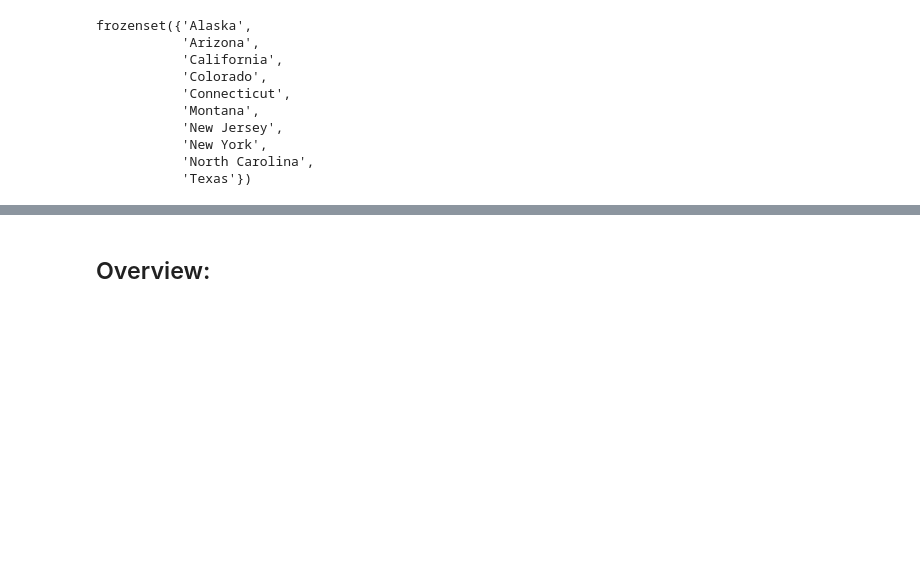
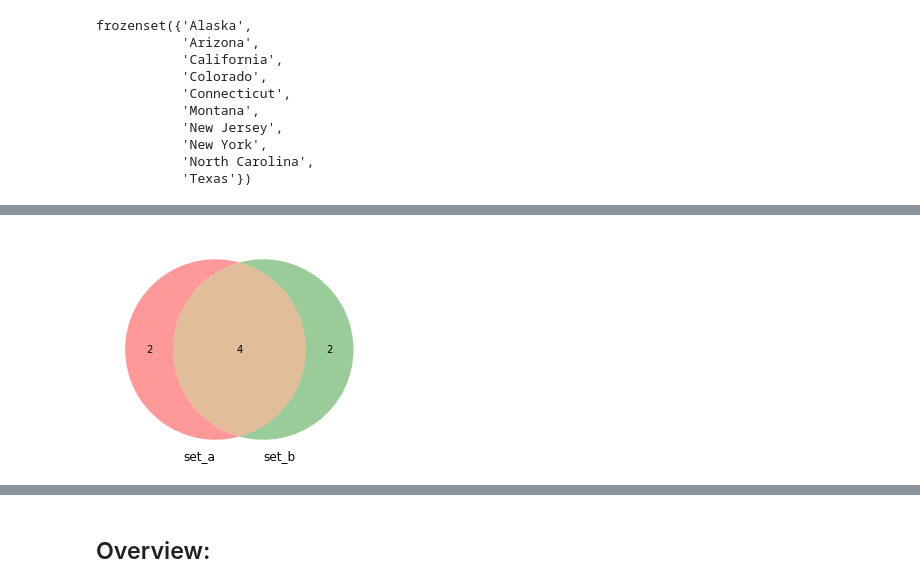
Before and after one commit to Andrew-Carl/Python-Sets-Lesson-FI, a Jupyter notebook: Sets Lesson.ipynb, the cells around one changed output, grey strips where cells are left out. Cells and saved outputs as stored; diff of their text form; code cells hidden in the pictures; blank space fills up the shorter version.

Commit message:
Added Venn Diagram Section

```diff
--- a/Sets Lesson.ipynb
+++ b/Sets Lesson.ipynb
@@ -207,0 +214,11 @@ frozenset({'Alaska',
+# %%
+list_a = [1, 2, 3, 4, 5, 6]
+list_b = [2, 7, 5, 6, 9, 1]
+set_a = set(list_a)
+set_b = set(list_b)
+# %%
+# Venn Diagram comparing 2 sets.
+venn2([set_a, set_b], set_labels = ('set_a', 'set_b'))
+plt.show()
+# %% [output]
+[figure, added]
```
Also changed, not shown: parts of 4 cells of this notebook.
